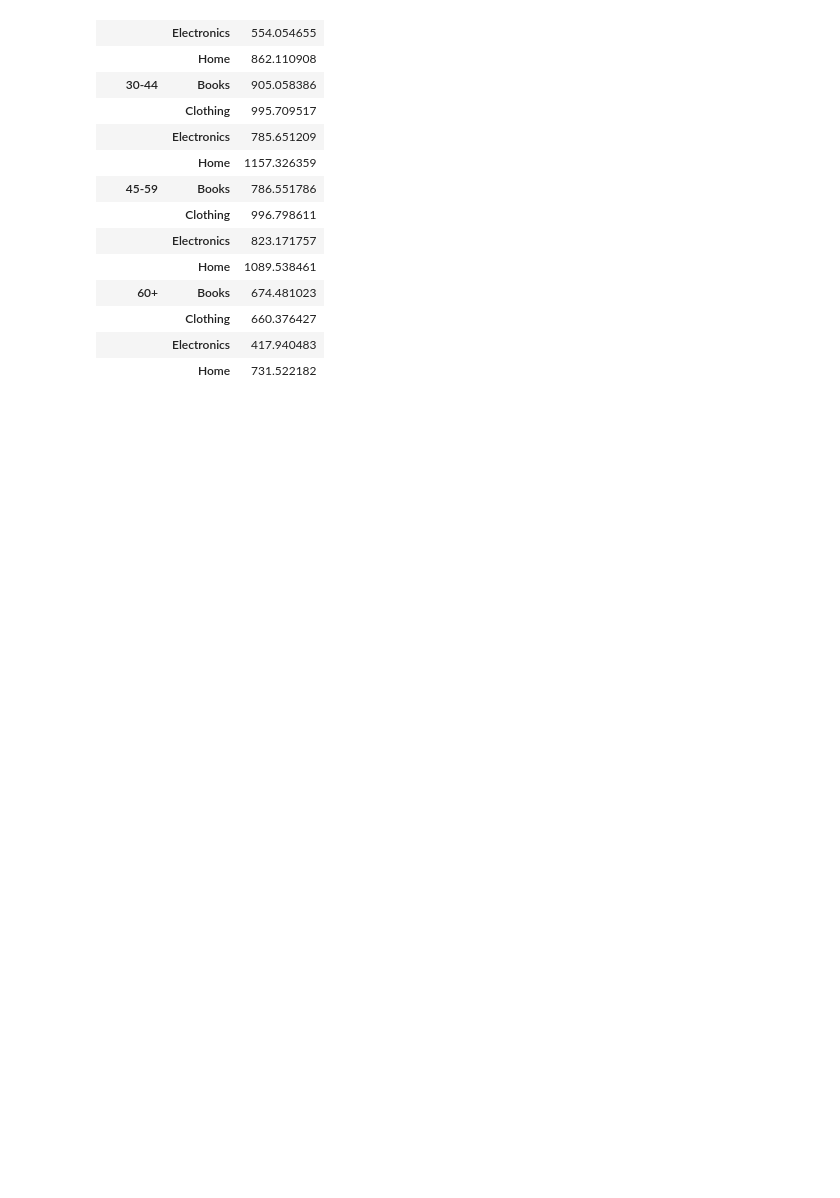
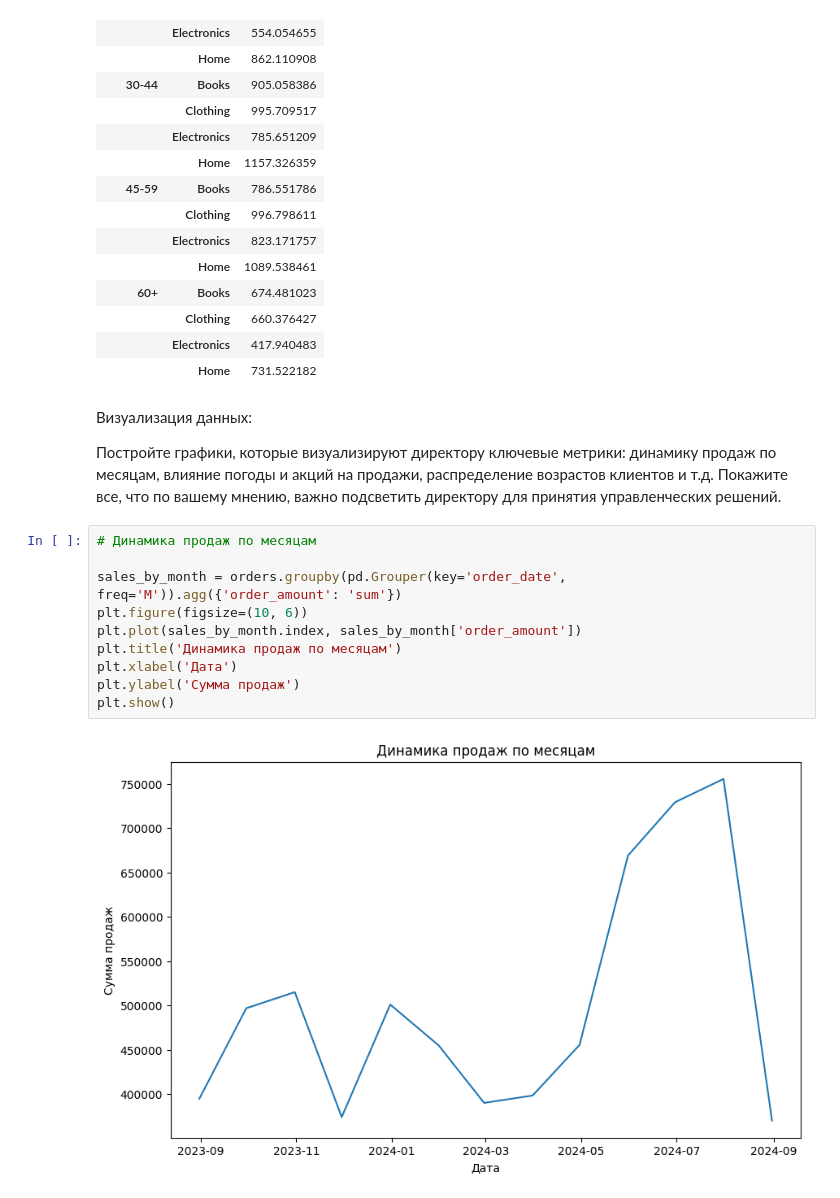
Before and after one commit to sapozhnikovk/da_final, a Jupyter notebook: DA_final_work.ipynb, the cells around one changed output. Cells and saved outputs as stored; diff of their text form; blank space fills up the shorter version.

```diff
--- a/DA_final_work.ipynb
+++ b/DA_final_work.ipynb
@@ -435,3 +446,19 @@ grouped_age_groups.head(30)
 |  | Clothing | 660.376427 |
 |  | Electronics | 417.940483 |
 |  | Home | 731.522182 |
+# %% [markdown]
+Визуализация данных:
+
+Постройте графики, которые визуализируют директору ключевые метрики: динамику продаж по месяцам, влияние погоды и акций на продажи, распределение возрастов клиентов и т.д. Покажите все, что по вашему мнению, важно подсветить директору для принятия управленческих решений.
+# %%
+# Динамика продаж по месяцам
+
+sales_by_month = orders.groupby(pd.Grouper(key='order_date', freq='M')).agg({'order_amount': 'sum'})
+plt.figure(figsize=(10, 6))
+plt.plot(sales_by_month.index, sales_by_month['order_amount'])
+plt.title('Динамика продаж по месяцам')
+plt.xlabel('Дата')
+plt.ylabel('Сумма продаж')
+plt.show()
+# %% [output]
+[figure, added]
```
Also changed, not shown: parts of 9 cells of this notebook.
